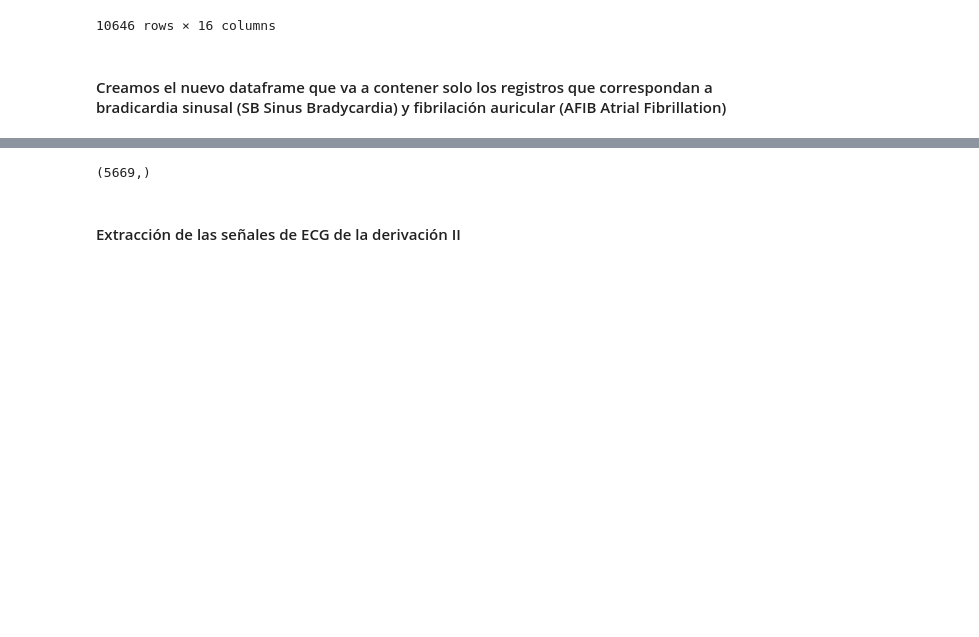
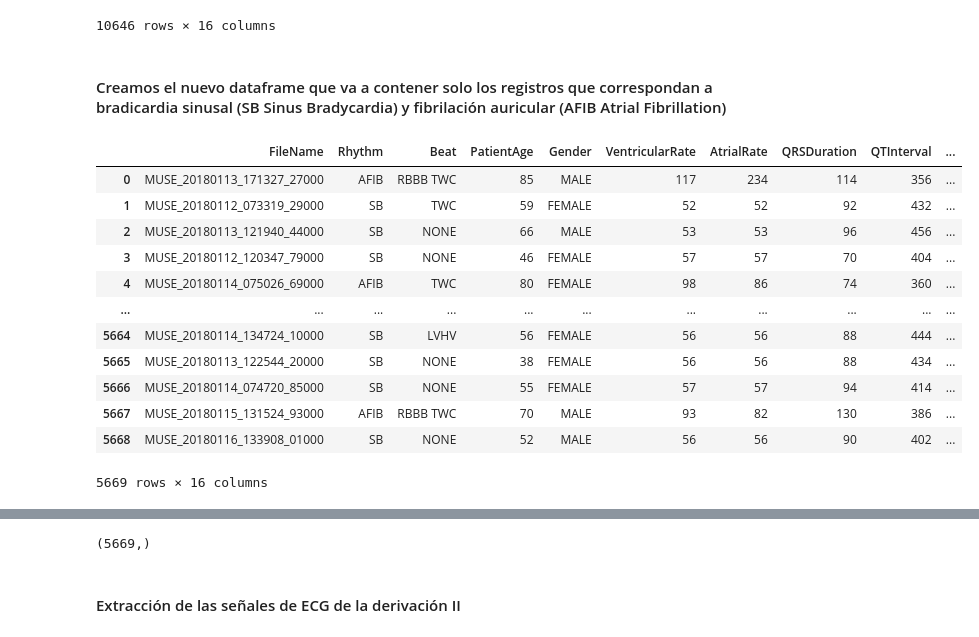
Before and after one commit to juandayo001/Biose-ales_20242, a Jupyter notebook: proyecto2biosenales.ipynb, the cells around one changed output, grey strips where cells are left out. Drawn from its saved outputs; the diff is of its cells as text; code cells hidden in the pictures; blank space fills up the shorter version.

```diff
--- a/proyecto2biosenales.ipynb
+++ b/proyecto2biosenales.ipynb
@@ -42,3 +42,18 @@ dataframe
 # %%
 df_filtrado= dataframe[(dataframe['Rhythm'] == 'SB') | (dataframe['Rhythm'] == 'AFIB')]
 df_filtrado = df_filtrado.reset_index(drop=True)
+df_filtrado
+# %% [output]
+|  | FileName | Rhythm | Beat | PatientAge | Gender | VentricularRate | AtrialRate | QRSDuration | QTInterval | ... |
+| 0 | MUSE_20180113_171327_27000 | AFIB | RBBB TWC | 85 | MALE | 117 | 234 | 114 | 356 | ... |
+| 1 | MUSE_20180112_073319_29000 | SB | TWC | 59 | FEMALE | 52 | 52 | 92 | 432 | ... |
+| 2 | MUSE_20180113_121940_44000 | SB | NONE | 66 | MALE | 53 | 53 | 96 | 456 | ... |
+| 3 | MUSE_20180112_120347_79000 | SB | NONE | 46 | FEMALE | 57 | 57 | 70 | 404 | ... |
+| 4 | MUSE_20180114_075026_69000 | AFIB | TWC | 80 | FEMALE | 98 | 86 | 74 | 360 | ... |
+| ... | ... | ... | ... | ... | ... | ... | ... | ... | ... | ... |
+| 5664 | MUSE_20180114_134724_10000 | SB | LVHV | 56 | FEMALE | 56 | 56 | 88 | 444 | ... |
+| 5665 | MUSE_20180113_122544_20000 | SB | NONE | 38 | FEMALE | 56 | 56 | 88 | 434 | ... |
+| 5666 | MUSE_20180114_074720_85000 | SB | NONE | 55 | FEMALE | 57 | 57 | 94 | 414 | ... |
+| 5667 | MUSE_20180115_131524_93000 | AFIB | RBBB TWC | 70 | MALE | 93 | 82 | 130 | 386 | ... |
+| 5668 | MUSE_20180116_133908_01000 | SB | NONE | 52 | MALE | 56 | 56 | 90 | 402 | ... |
+5669 rows × 16 columns
```
Also changed, not shown: parts of 8 cells of this notebook.
